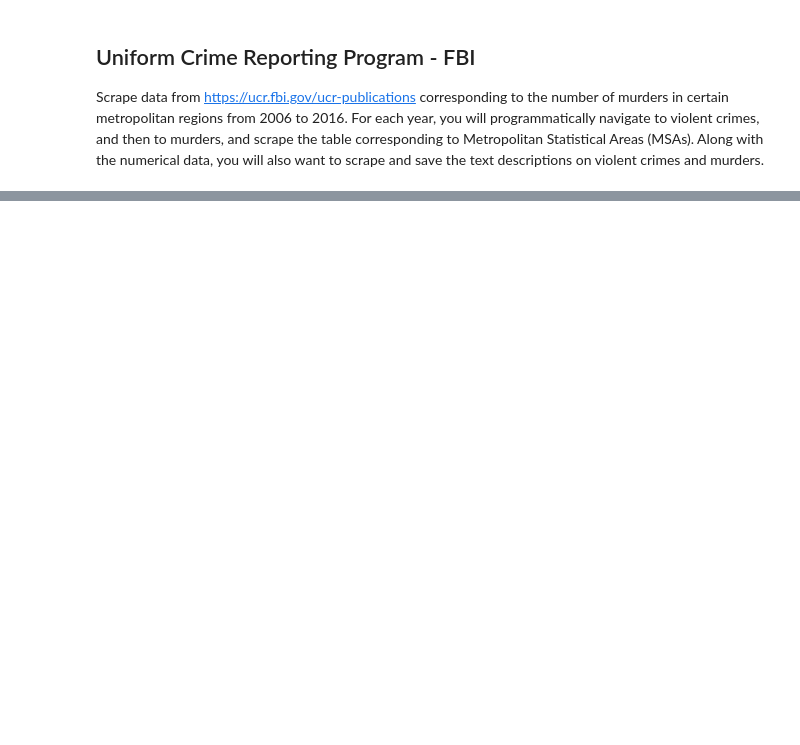
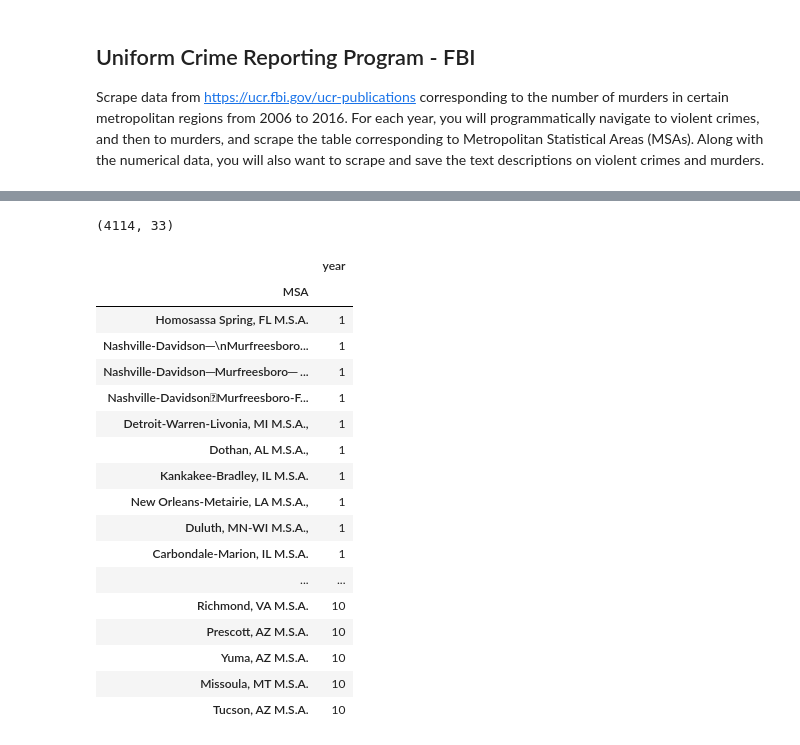
Before and after one commit to cs109grp18/cs109a_final, a Jupyter notebook: Crime - UCR FBI Data Scraping.ipynb, the cells around one changed output, grey strips where cells are left out. Cells and saved outputs as stored; diff of their text form; code cells hidden in the pictures; blank space fills up the shorter version.

```diff
--- a/Crime - UCR FBI Data Scraping.ipynb
+++ b/Crime - UCR FBI Data Scraping.ipynb
@@ -94,10 +94,13 @@ for year in range(2006, 2017):
     footnotes = df['MSA'].str[0].str.isdigit().fillna(False)
     df = df.loc[~footnotes, :]
 
+    #Drop blank rows
+    df = df.dropna(how='all')
+
     # Get rid of numbers in MSA
     df['MSA'] = df['MSA'].str.replace('\d+', '')
     # Set empty columns to NaN for MSA
-    df["MSA"] = df["MSA"].replace(' ', np.nan, regex=False)
+    df['MSA'] = df['MSA'].replace(' ', np.nan, regex=False)
 
     # Sometimes city  names get put in MSA column
     # Messes up carry forward
@@ -326,0 +226,8 @@ crime_by_city_in_MSA.head(4)
+# %%
+#Perform validations for 2014
+    #Scenario 1 - Estimates vs Totals
+    #Scenario 2 - Largest City Identification
+    #Scenario 3 - Rate Validations
+pd.set_option("display.max_columns",41)
+year_filter=(df_allyears['MSA'].str.contains('Augusta-Richmond County'))&(df_allyears['year']==2014)
+df_allyears[year_filter]
@@ -326,0 +237,27 @@ crime_by_city_in_MSA.head(4)
+# %%
+#How many unique MSAs are there in total?
+print(df_allyears.shape)
+# %% [output]
+(4114, 33)
+# %%
+pd.set_option("display.max_rows",1000)
+df_allyears[['MSA','year']].groupby('MSA').count().sort_values('year')
+# %% [output]
+|  | year |
+| MSA |  |
+| Homosassa Spring, FL M.S.A. | 1 |
+| Nashville-Davidson─\nMurfreesboro... | 1 |
+| Nashville-Davidson─Murfreesboro─ ... | 1 |
+| Nashville-DavidsonMurfreesboro-F... | 1 |
+| Detroit-Warren-Livonia, MI M.S.A., | 1 |
+| Dothan, AL M.S.A., | 1 |
+| Kankakee-Bradley, IL M.S.A. | 1 |
+| New Orleans-Metairie, LA M.S.A., | 1 |
+| Duluth, MN-WI M.S.A., | 1 |
+| Carbondale-Marion, IL M.S.A. | 1 |
+| ... | ... |
+| Richmond, VA M.S.A. | 10 |
+| Prescott, AZ M.S.A. | 10 |
+| Yuma, AZ M.S.A. | 10 |
+| Missoula, MT M.S.A. | 10 |
+| Tucson, AZ M.S.A. | 10 |
```
Also changed, not shown: parts of 27 cells of this notebook.
